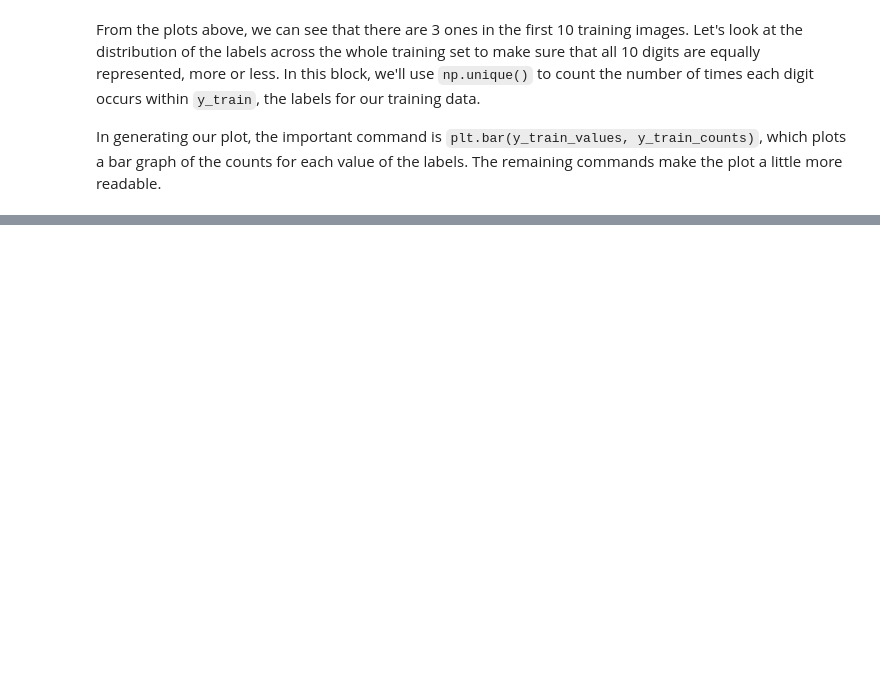
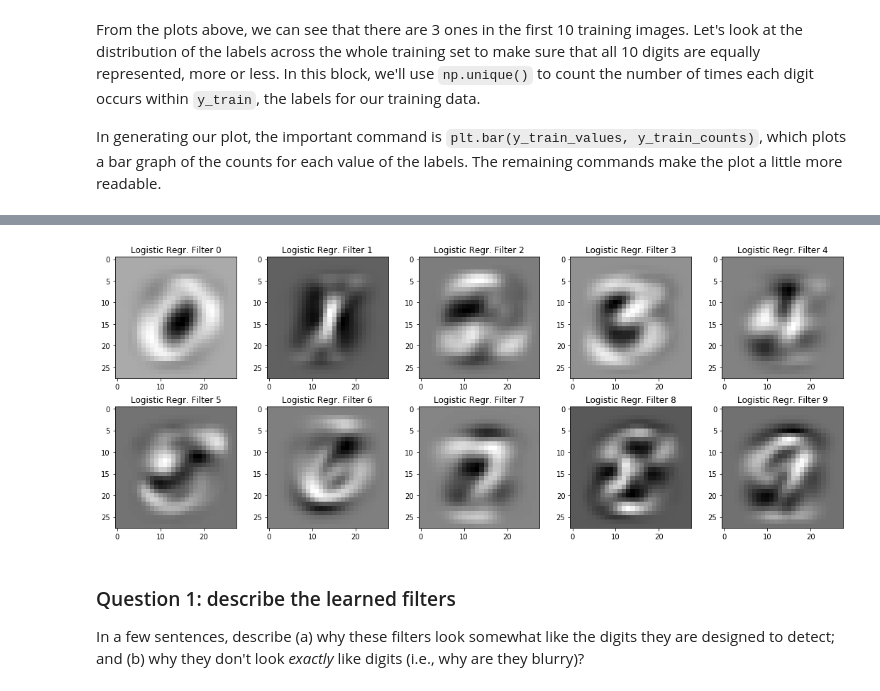
Before and after one commit to mengelhard/mmci_applied_ds, a Jupyter notebook: notebooks/block2_mnist_cnn.ipynb, the cells around one changed output, grey strips where cells are left out. Cells and saved outputs as stored; diff of their text form; code cells hidden in the pictures; blank space fills up the shorter version.

```diff
--- a/notebooks/block2_mnist_cnn.ipynb
+++ b/notebooks/block2_mnist_cnn.ipynb
@@ -62,8 +57,8 @@ Let's look at 10 example images from our training set. The code block below util
 # %%
 fig, ax = plt.subplots(nrows=2, ncols=5, figsize=(15, 6))
 for i in range(10):
-    ax[i // 5, i % 5].imshow(x_train[i, :, :], cmap='gray')
-    ax[i // 5, i % 5].set_title('MNIST Image %i, Label = %i' % (i, y_train[i]), fontsize=12)
+    ax[i // 5, i % 5].imshow(x_dev[i, :, :], cmap='gray')
+    ax[i // 5, i % 5].set_title('MNIST Image %i, Label = %i' % (i, y_dev[i]), fontsize=12)
 plt.tight_layout()
 plt.show()
 # %% [output]
@@ -393,0 +98,13 @@ KeyboardInterrupt:
+# %%
+fig, ax = plt.subplots(nrows=2, ncols=5, figsize=(15, 6))
+for i, filt in enumerate(lr.coef_):
+    ax[i // 5, i % 5].imshow(filt.reshape(28, 28), cmap='gray')
+    ax[i // 5, i % 5].set_title('Logistic Regr. Filter %i' % i, fontsize=12)
+plt.tight_layout()
+plt.show()
+# %% [output]
+[figure, added]
+# %% [markdown]
+### Question 1: describe the learned filters
+
+In a few sentences, describe (a) why these filters look somewhat like the digits they are designed to detect; and (b) why they don't look *exactly* like digits (i.e., why are they blurry)?
```
Also changed, not shown: parts of 56 cells of this notebook, 1 other file.
